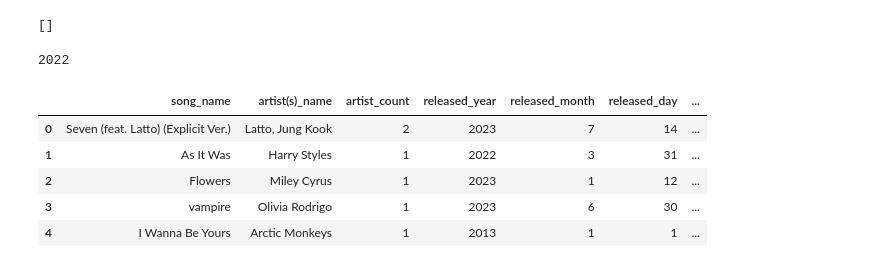
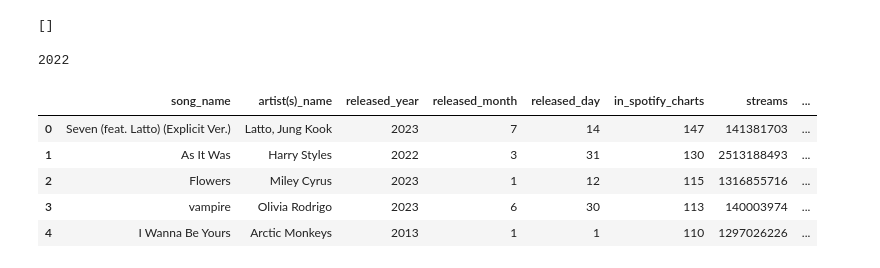
Before and after one commit to StevenDuyVo/Project-3, a Jupyter notebook: project_3.ipynb, the cells around one changed output. Cells and saved outputs as stored; diff of their text form; code cells hidden in the pictures.

```diff
--- a/project_3.ipynb
+++ b/project_3.ipynb
@@ -90,15 +120,15 @@ df_Spotify.iat[603, 8]
 # %% [output]
 2022
 # %%
-df_Spotify1 = df_Spotify.drop(columns=["danceability_%","valence_%","energy_%","acousticness_%","instrumentalness_%","liveness_%","speechiness_%","_id", "in_apple_playlists", "in_apple_charts", "in_deezer_playlists", "in_deezer_charts", "in_shazam_charts"])
-df_Spotify1.head()
+df_streaming_charts = df_Spotify.drop(columns=["danceability_%","valence_%","energy_%","acousticness_%","instrumentalness_%","liveness_%","speechiness_%","_id", "in_apple_playlists", "in_deezer_playlists", "artist_count", "in_spotify_playlists"])
+df_streaming_charts.head()
 # %% [output]
-|  | song_name | artist(s)_name | artist_count | released_year | released_month | released_day | ... |
-| 0 | Seven (feat. Latto) (Explicit Ver.) | Latto, Jung Kook | 2 | 2023 | 7 | 14 | ... |
-| 1 | As It Was | Harry Styles | 1 | 2022 | 3 | 31 | ... |
-| 2 | Flowers | Miley Cyrus | 1 | 2023 | 1 | 12 | ... |
-| 3 | vampire | Olivia Rodrigo | 1 | 2023 | 6 | 30 | ... |
-| 4 | I Wanna Be Yours | Arctic Monkeys | 1 | 2013 | 1 | 1 | ... |
+|  | song_name | artist(s)_name | released_year | released_month | released_day | in_spotify_charts | streams | ... |
+| 0 | Seven (feat. Latto) (Explicit Ver.) | Latto, Jung Kook | 2023 | 7 | 14 | 147 | 141381703 | ... |
+| 1 | As It Was | Harry Styles | 2022 | 3 | 31 | 130 | 2513188493 | ... |
+| 2 | Flowers | Miley Cyrus | 2023 | 1 | 12 | 115 | 1316855716 | ... |
+| 3 | vampire | Olivia Rodrigo | 2023 | 6 | 30 | 113 | 140003974 | ... |
+| 4 | I Wanna Be Yours | Arctic Monkeys | 2013 | 1 | 1 | 110 | 1297026226 | ... |
 # %%
 df_Spotify_2 = df_Spotify.head(10)
 # %%
```
Also changed, not shown: parts of 11 cells of this notebook.
